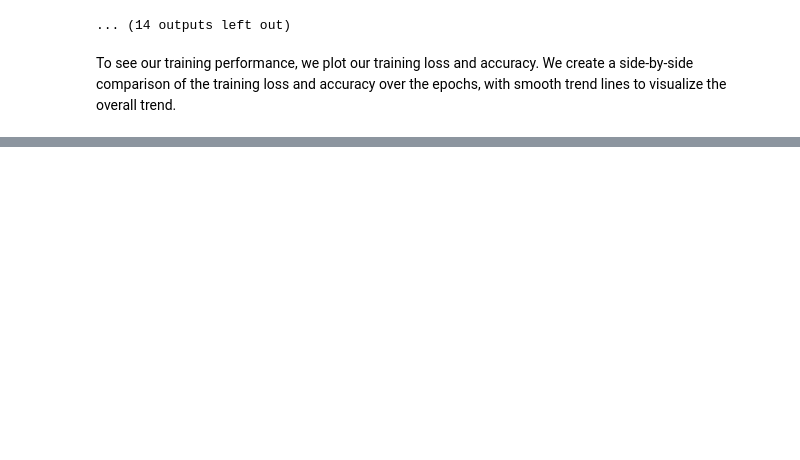
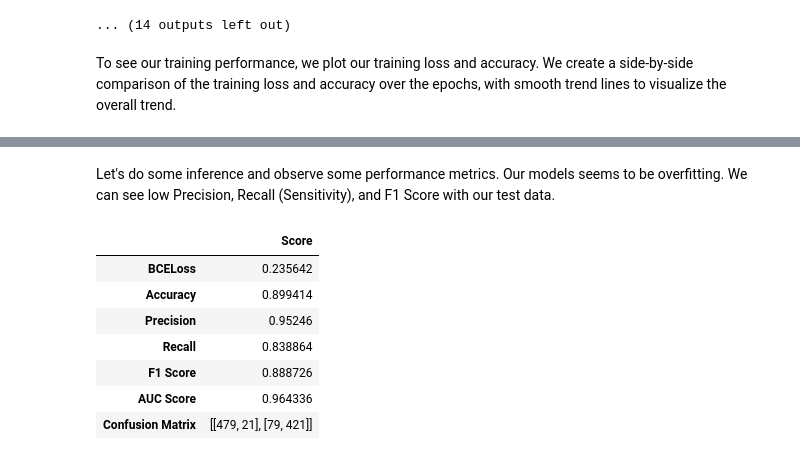
Before and after one commit to romerocruzsa/small-models, a Jupyter notebook: notebooks/baseline.ipynb, the cells around one changed output, grey strips where cells are left out. Cells and saved outputs as stored; diff of their text form; code cells hidden in the pictures; blank space fills up the shorter version.

```diff
--- a/notebooks/baseline.ipynb
+++ b/notebooks/baseline.ipynb
@@ -552,0 +577,19 @@ plt.show()
+# %% [markdown]
+Let's do some inference and observe some performance metrics. Our models seems to be overfitting. We can see low Precision, Recall (Sensitivity), and F1 Score with our test data.
+# %%
+test_loss, test_accuracy, test_precision, test_recall, test_f1, test_auc, test_conf_matrix = test_loop(test_loader, model, loss_fn, CumulativeMetrics())
+
+test_epoch_metrics = [test_loss, test_accuracy, test_precision, test_recall, test_f1, test_auc, test_conf_matrix.numpy()]
+test_epoch_cols = ['BCELoss','Accuracy','Precision','Recall','F1 Score','AUC Score','Confusion Matrix']
+
+test_epoch_metrics_df = pd.DataFrame(test_epoch_metrics, columns=['Score'], index=test_epoch_cols)[:10]
+display(test_epoch_metrics_df)
+# %% [output]
+|  | Score |
+| BCELoss | 0.235642 |
+| Accuracy | 0.899414 |
+| Precision | 0.95246 |
+| Recall | 0.838864 |
+| F1 Score | 0.888726 |
+| AUC Score | 0.964336 |
+| Confusion Matrix | [[479, 21], [79, 421]] |
```
Also changed, not shown: parts of 17 cells of this notebook.
